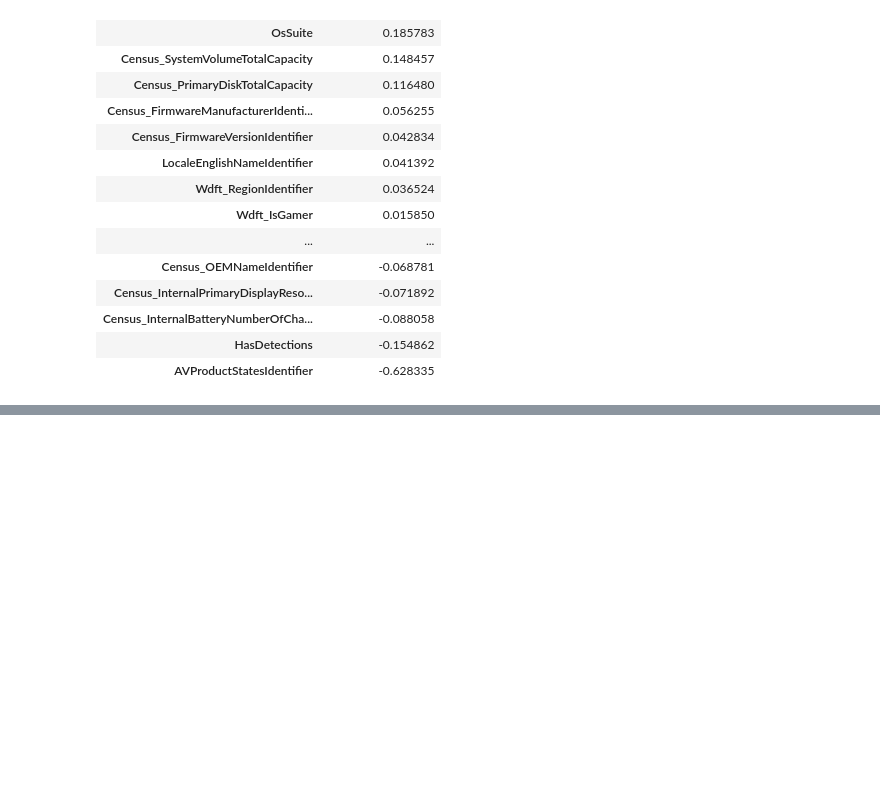
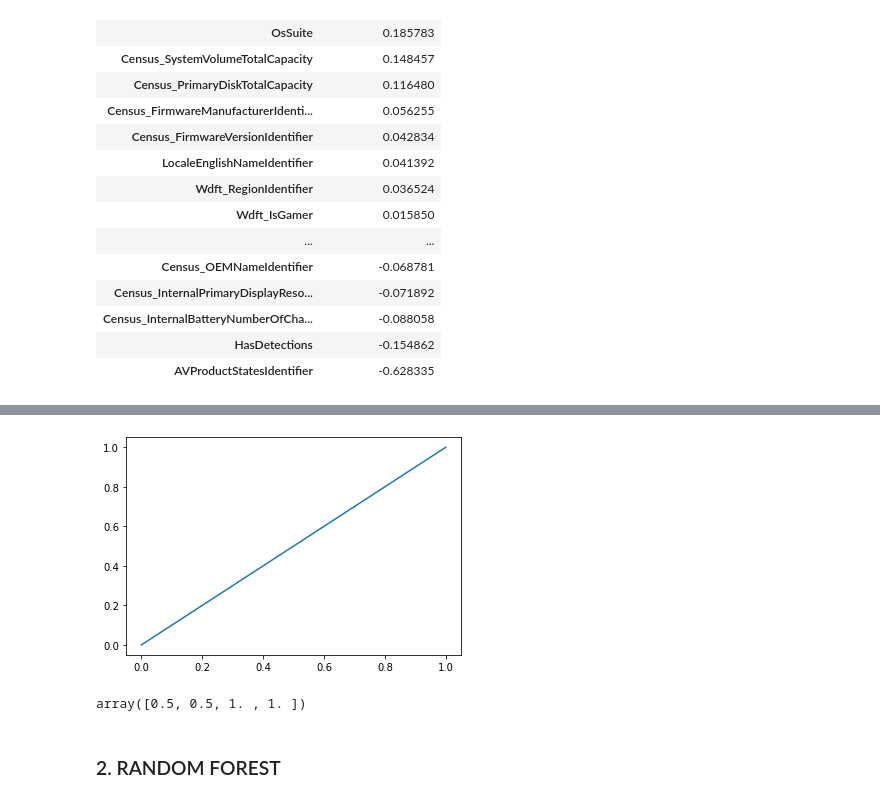
Before and after one commit to saritazavala/SDS-Proyecto2, a Jupyter notebook: Parte1.ipynb, the cells around one changed output, grey strips where cells are left out. Drawn from its saved outputs; the diff is of its cells as text; code cells hidden in the pictures; blank space fills up the shorter version.

```diff
--- a/Parte1.ipynb
+++ b/Parte1.ipynb
@@ -712,0 +891,7 @@ for rect in ax.patches:
+# %%
+y_pred_proba = svclassifier.predict_proba(X_test)[::,1]
+fpr, tpr, _ = roc_curve(y_test,  y_pred_proba)
+plt.plot(fpr,tpr)
+plt.show()
+# %% [output]
+[figure, added]
@@ -712,0 +900,6 @@ for rect in ax.patches:
+# %%
+k_val
+# %% [output]
+array([0.5, 0.5, 1. , 1. ])
+# %% [markdown]
+### 2. RANDOM FOREST
```
Also changed, not shown: parts of 42 cells of this notebook.
